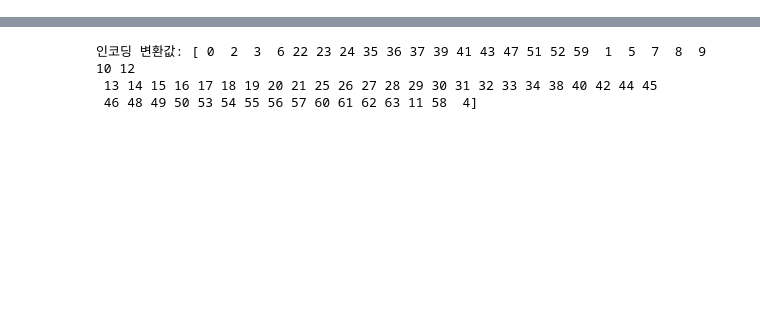
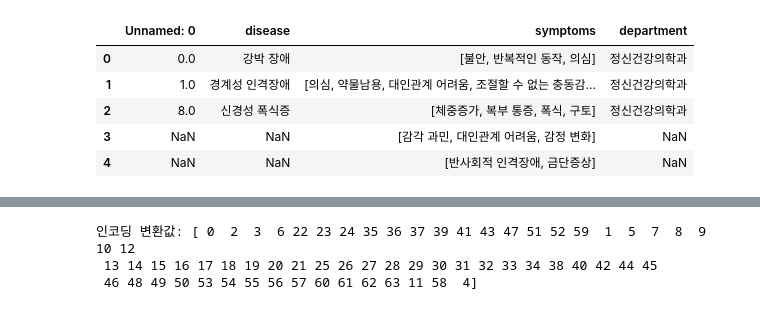
Before and after one commit to Ochodus/DBLab_onehot, a Jupyter notebook: one_hot_encoding(test).ipynb, the cells around one changed output, grey strips where cells are left out. Cells and saved outputs as stored; diff of their text form; code cells hidden in the pictures; blank space fills up the shorter version.

```diff
--- a/one_hot_encoding(test).ipynb
+++ b/one_hot_encoding(test).ipynb
@@ -37,3 +44,13 @@ test = pd.read_excel('mental_health_medical_data_test.xlsx')
+# %%
+# 테스트 데이터 랜덤 샘플링.
+test
+# %% [output]
+|  | Unnamed: 0 | disease | symptoms | department |
+| 0 | 0.0 | 강박 장애 | [불안, 반복적인 동작, 의심] | 정신건강의학과 |
+| 1 | 1.0 | 경계성 인격장애 | [의심, 약물남용, 대인관계 어려움, 조절할 수 없는 충동감... | 정신건강의학과 |
+| 2 | 8.0 | 신경성 폭식증 | [체중증가, 복부 통증, 폭식, 구토] | 정신건강의학과 |
+| 3 | NaN | NaN | [감각 과민, 대인관계 어려움, 감정 변화] | NaN |
+| 4 | NaN | NaN | [반사회적 인격장애, 금단증상] | NaN |
 # %%
 train
 # %% [output]
```
Also changed, not shown: parts of 9 cells of this notebook.
